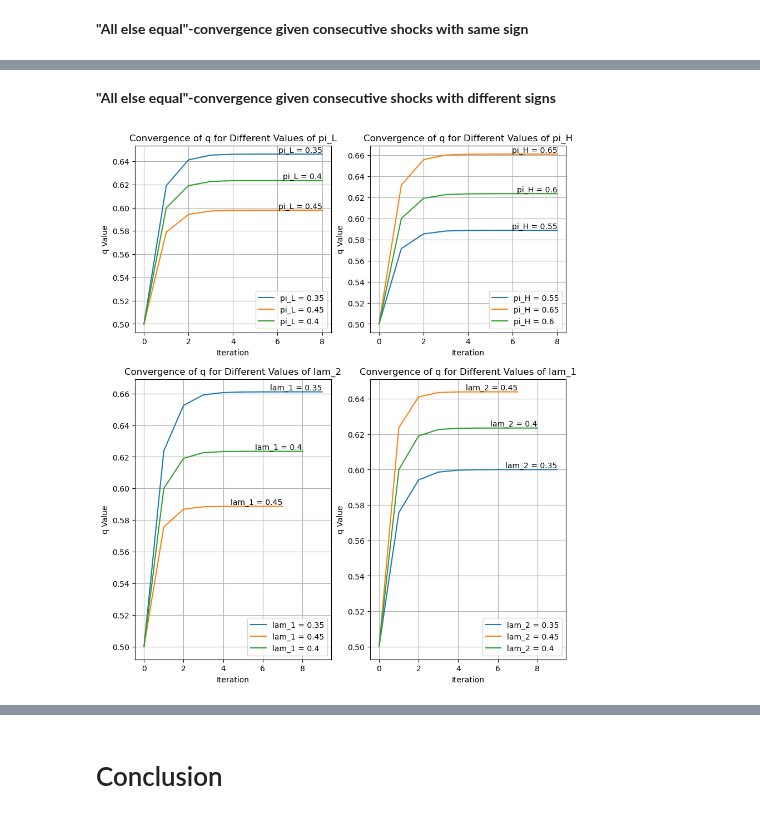
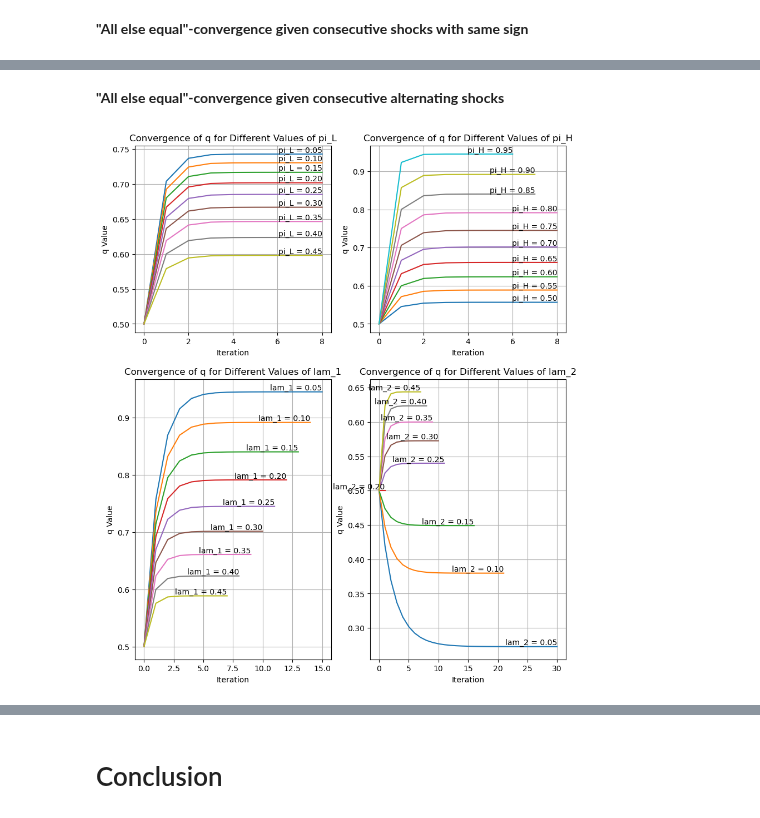
Before and after one commit to NumEconCopenhagen/projects-2024-kt, a Jupyter notebook: modelproject/modelproject.ipynb, the cells around one changed output, grey strips where cells are left out. Saved outputs shown, nothing was run; the diff lists cells and outputs as text; code cells hidden in the pictures.

```diff
--- a/modelproject/modelproject.ipynb
+++ b/modelproject/modelproject.ipynb
@@ -187,3 +191,10 @@ lam_2_values = [0.35, 0.45, model.par.lam_2]
+# %%
+# Defining parameter value ranges
+pi_L_values = np.arange(0.05, 0.5, 0.05)
+pi_H_values = np.arange(0.5, 1.0, 0.05)
+
+lam_1_values = np.arange(0.05, 0.5, 0.05)
+lam_2_values = np.arange(0.05, 0.5, 0.05)
 # %% [markdown]
 **"All else equal"-convergence given consecutive shocks with same sign**
 # %%
@@ -206,7 +217,7 @@ for pi_L in pi_L_values:
     q_values_pi_L = investor.convergence(1, 1, False)
     convergence_results_pi_L_same.append((pi_L, q_values_pi_L))
     ax1.plot(q_values_pi_L, label=f'pi_L = {pi_L}')
-    ax1.text(len(q_values_pi_L) - 1, q_values_pi_L[-1], f'pi_L = {pi_L}', verticalalignment='bottom', horizontalalignment='right')
+    ax1.text(len(q_values_pi_L) - 1, q_values_pi_L[-1], f'pi_L = {pi_L:.2f}', verticalalignment='bottom', horizontalalignment='right')
 
 # Plot for pi_H
 ax2.set_xlabel('Iteration')
@@ -220,12 +231,12 @@ for pi_H in pi_H_values:
     q_values_pi_H = investor.convergence(1, 1, False)
     convergence_results_pi_H_same.append((pi_H, q_values_pi_H))
     ax2.plot(q_values_pi_H, label=f'pi_H = {pi_H}')
-    ax2.text(len(q_values_pi_H) - 1, q_values_pi_H[-1], f'pi_H = {pi_H}', verticalalignment='bottom', horizontalalignment='right')
+    ax2.text(len(q_values_pi_H) - 1, q_values_pi_H[-1], f'pi_H = {pi_H:.2f}', verticalalignment='bottom', horizontalalignment='right')
 
 # Plot for lam_1
 ax3.set_xlabel('Iteration')
 ax3.set_ylabel('q Value')
-ax3.set_title('Convergence of q for Different Values of lam_2')
+ax3.set_title('Convergence of q for Different Values of lam_1')
 ax3.grid(True)
 
 for lam_1 in lam_1_values:
@@ -234,12 +245,12 @@ for lam_1 in lam_1_values:
     q_values_lam_1 = investor.convergence(1, 1, False)
     convergence_results_lam_1_same.append((lam_1, q_values_lam_1))
     ax3.plot(q_values_lam_1, label=f'lam_1 = {lam_1}')
-    ax3.text(len(q_values_lam_1) - 1, q_values_lam_1[-1], f'lam_1 = {lam_1}', verticalalignment='bottom', horizontalalignment='right')
+    ax3.text(len(q_values_lam_1) - 1, q_values_lam_1[-1], f'lam_1 = {lam_1:.2f}', verticalalignment='bottom', horizontalalignment='right')
 
-# Plot for lam_1
+# Plot for lam_2
 ax4.set_xlabel('Iteration')
 ax4.set_ylabel('q Value')
-ax4.set_title('Convergence of q for Different Values of lam_1')
+ax4.set_title('Convergence of q for Different Values of lam_2')
 ax4.grid(True)
 
 for lam_2 in lam_2_values:
@@ -248,11 +259,8 @@ for lam_2 in lam_2_values:
     q_values_lam_2 = investor.convergence(1, 1, False)
     convergence_results_lam_2_same.append((lam_2, q_values_lam_2))
     ax4.plot(q_values_lam_2, label=f'lam_2 = {lam_2}')
-    ax4.text(len(q_values_lam_2) - 1, q_values_lam_2[-1], f'lam_2 = {lam_2}', verticalalignment='bottom', horizontalalignment='right')
+    ax4.text(len(q_values_lam_2) - 1, q_values_lam_2[-1], f'lam_2 = {lam_2:.2f}', verticalalignment='bottom', horizontalalignment='right')
 
-ax1.legend()
-ax2.legend()
-ax3.legend()
-ax4.legend()
+
 plt.show()
 # %% [output]
@@ -260,5 +287,5 @@ plt.show()
 # %% [markdown]
-**"All else equal"-convergence given consecutive shocks with different signs**
+**"All else equal"-convergence given consecutive alternating shocks**
 # %%
 fig, ((ax1, ax2), (ax3, ax4)) = plt.subplots(2, 2, figsize=(10, 12), gridspec_kw={'height_ratios': [2, 3]})
 
@@ -279,7 +306,7 @@ for pi_L in pi_L_values:
     q_values_pi_L = investor.convergence(1, -1, False)
     convergence_results_pi_L_alternate.append((pi_L, q_values_pi_L))
     ax1.plot(q_values_pi_L, label=f'pi_L = {pi_L}')
-    ax1.text(len(q_values_pi_L) - 1, q_values_pi_L[-1], f'pi_L = {pi_L}', verticalalignment='bottom', horizontalalignment='right')
+    ax1.text(len(q_values_pi_L) - 1, q_values_pi_L[-1], f'pi_L = {pi_L:.2f}', verticalalignment='bottom', horizontalalignment='right')
 
 # Plot for pi_H
 ax2.set_xlabel('Iteration')
@@ -293,40 +320,37 @@ for pi_H in pi_H_values:
     q_values_pi_H = investor.convergence(1, -1, False)
     convergence_results_pi_H_alternate.append((pi_H, q_values_pi_H))
     ax2.plot(q_values_pi_H, label=f'pi_H = {pi_H}')
-    ax2.text(len(q_values_pi_H) - 1, q_values_pi_H[-1], f'pi_H = {pi_H}', verticalalignment='bottom', horizontalalignment='right')
+    ax2.text(len(q_values_pi_H) - 1, q_values_pi_H[-1], f'pi_H = {pi_H:.2f}', verticalalignment='bottom', horizontalalignment='right')
 
 # Plot for lam_1
 ax3.set_xlabel('Iteration')
 ax3.set_ylabel('q Value')
-ax3.set_title('Convergence of q for Different Values of lam_2')
+ax3.set_title('Convergence of q for Different Values of lam_1')
 ax3.grid(True)
 
 for lam_1 in lam_1_values:
     investor = InvestorForecast()
     investor.par.lam_1 = lam_1
     q_values_lam_1 = investor.convergence(1, -1, False)
     convergence_results_lam_1_alternate.append((lam_1, q_values_lam_1))
     ax3.plot(q_values_lam_1, label=f'lam_1 = {lam_1}')
-    ax3.text(len(q_values_lam_1) - 1, q_values_lam_1[-1], f'lam_1 = {lam_1}', verticalalignment='bottom', horizontalalignment='right')
+    ax3.text(len(q_values_lam_1) - 1, q_values_lam_1[-1], f'lam_1 = {lam_1:.2f}', verticalalignment='bottom', horizontalalignment='right')
 
 # Plot for lam_1
 ax4.set_xlabel('Iteration')
 ax4.set_ylabel('q Value')
-ax4.set_title('Convergence of q for Different Values of lam_1')
+ax4.set_title('Convergence of q for Different Values of lam_2')
 ax4.grid(True)
 
 for lam_2 in lam_2_values:
     investor = InvestorForecast()
     investor.par.lam_2 = lam_2
     q_values_lam_2 = investor.convergence(1, -1, False)
     convergence_results_lam_2_alternate.append((lam_2, q_values_lam_2))
     ax4.plot(q_values_lam_2, label=f'lam_2 = {lam_2}')
-    ax4.text(len(q_values_lam_2) - 1, q_values_lam_2[-1], f'lam_2 = {lam_2}', verticalalignment='bottom', horizontalalignment='right')
+    ax4.text(len(q_values_lam_2) - 1, q_values_lam_2[-1], f'lam_2 = {lam_2:.2f}', verticalalignment='bottom', horizontalalignment='right')
 
-ax1.legend()
-ax2.legend()
-ax3.legend()
-ax4.legend()
+
 plt.show()
 # %% [output]
-[figure, old version]
+[figure, new version]
```
Also changed, not shown: parts of 15 cells of this notebook, 1 other file.
